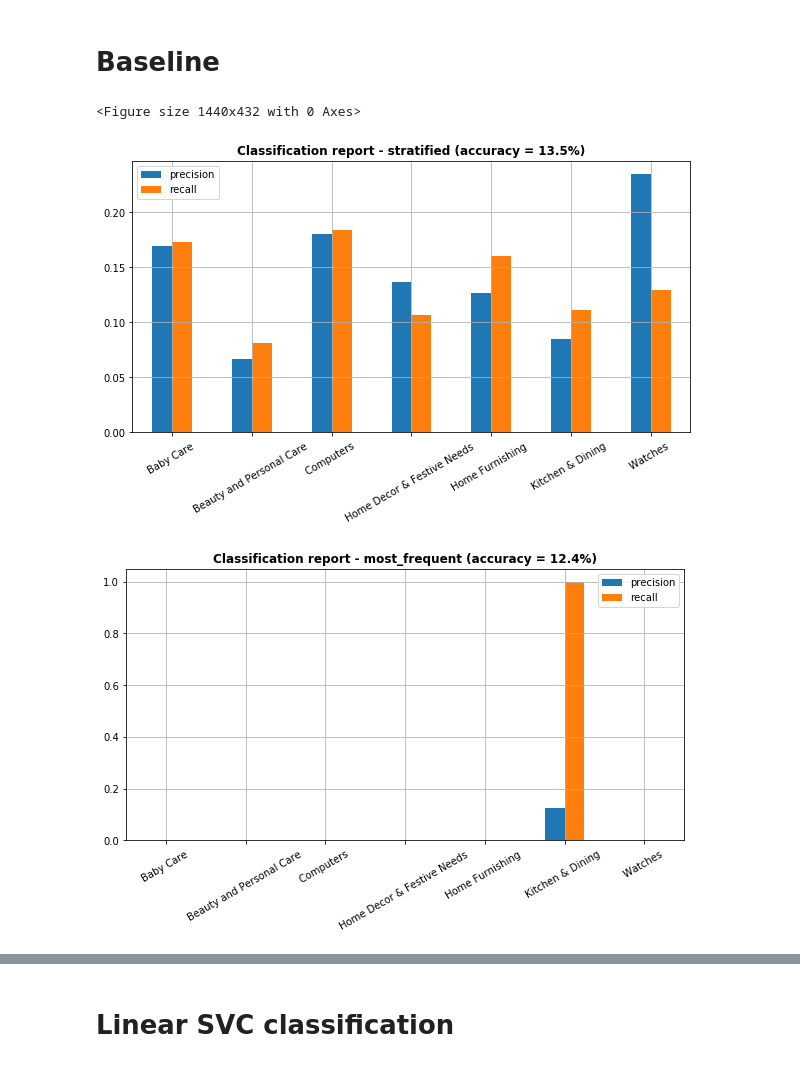
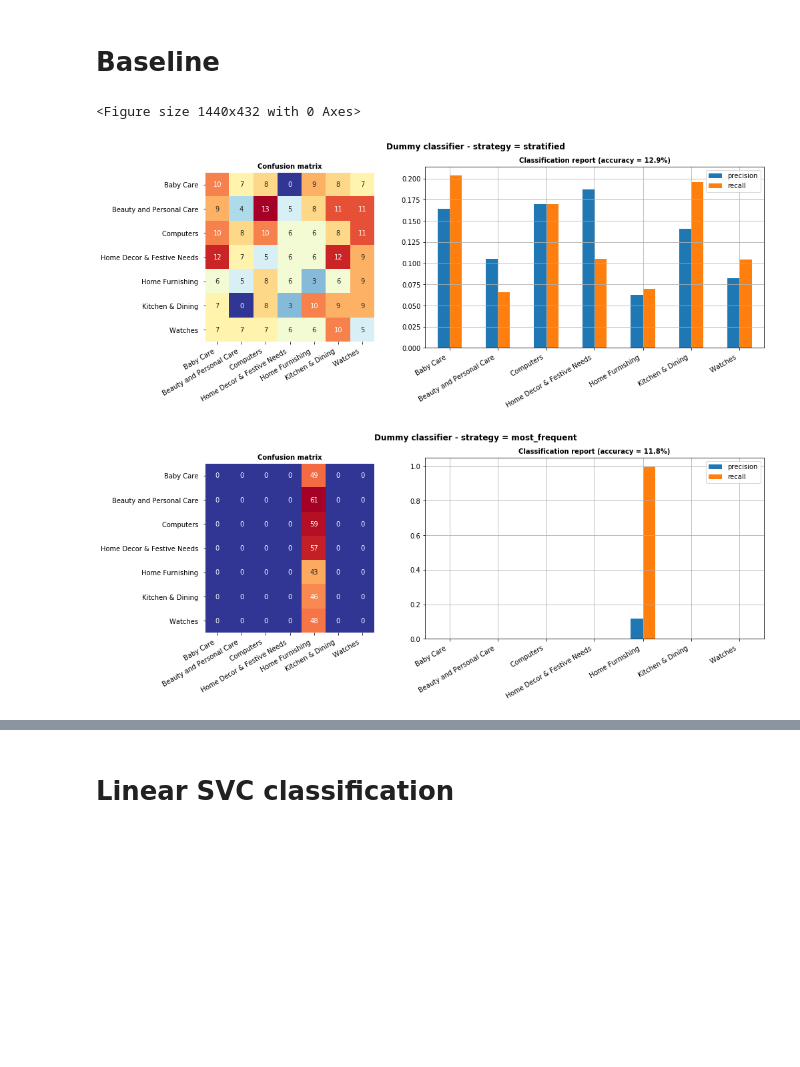
Before and after one commit to AHollierDS/ParcoursDS_Projet6, a Jupyter notebook: P6_04 - BoF_classification.ipynb, the cells around one changed output, grey strips where cells are left out. Saved outputs shown, nothing was run; the diff lists cells and outputs as text; code cells hidden in the pictures; blank space fills up the shorter version.

Commit message:
Performance report

```diff
--- a/P6_04 - BoF_classification.ipynb
+++ b/P6_04 - BoF_classification.ipynb
@@ -22,8 +26,7 @@ from sklearn.metrics import confusion_matrix, classification_report
 # Data preprocessing
 # %%
 # Dataset
-#data_bof = pd.read_pickle("bagOfFeatures.pkl")
-data_bof = pd.read_pickle("bagOfFeatures2.pkl")
+data_bof = pd.read_pickle("bagOfFeatures.pkl")
 data_bof.head()
 # %% [output]
 |  | image | category | subcategory | lab_0 | lab_1 | lab_2 | lab_3 | lab_4 | lab_5 | lab_6 | ... |
@@ -54,13 +55,29 @@ len(X_train), len(X_test)
 # %%
 # Function for plotting scores
 def plot_report(y_true, y_pred, class_names = class_names, title = ""):
+    fig = plt.figure(figsize = (15,5))
+    fig.suptitle(title, fontweight = 'heavy')
+    gs = fig.add_gridspec(1,2, width_ratios = [1,2])
+    ax1 = fig.add_subplot(gs[1])
+    ax2 = fig.add_subplot(gs[0])
 
+    # Plot classification report
     report = classification_report(y_true, y_pred, output_dict = True, target_names = class_names)
     df_report = pd.DataFrame(report).iloc[:2,:7]
     acc = round(100*report['accuracy'],1)
 
-    df_report.T.plot(kind = 'bar', figsize = (10,5), rot = 30)
-    plt.title('Classification report - {} (accuracy = {}%)'.format(title, acc), fontweight = 'bold')
-    plt.grid(True)
+    df_report.T.plot(kind = 'bar', rot = 30, ax = ax1)
+    ax1.set_title('Classification report (accuracy = {}%)'.format(acc), fontweight = 'demibold', fontsize = 10)
+    ax1.set_xticklabels(class_names, rotation = 30, horizontalalignment = 'right')
+    ax1.grid(True)
+
+    # Plot confusion matrix
+    conf_matrix = confusion_matrix(y_test, y_pred)
+    plt.subplot(ax2)
+    sns.heatmap(conf_matrix, cmap = 'RdYlGn', annot = True, square = True,
+                cbar = False, xticklabels = class_names, yticklabels = class_names)
+    ax2.set_title('Confusion matrix', fontweight = 'demibold', fontsize = 10)
+    ax2.set_xticklabels(class_names, rotation = 30, horizontalalignment = 'right')
+    plt.show()
 # %%
 # Perform grid search and train best model
@@ -82,17 +99,18 @@ def grid_pred(grid_model, X_test = X_test, y_test = y_test):
 # %% [markdown]
 # Baseline
 # %%
+# Calcule scores with dummy classifiers
 plt.figure(figsize = (20,6))
 s_range = ['stratified', 'most_frequent', 'uniform']
 
 for strat in s_range:
     dummy = DummyClassifier(strategy = strat)
     dummy.fit(X_train, y_train)
     y_dummy = dummy.predict(X_test)
 
-    plot_report(y_test, y_dummy, title = strat)
+    plot_report(y_test, y_dummy, title = "Dummy classifier - strategy = " + strat)
     plt.show()
 # %% [output]
 <Figure size 1440x432 with 0 Axes>
-[figure, old version]
+[figure, new version]
-[figure, old version]
+[figure, new version]
```
Also changed, not shown: parts of 15 cells of this notebook.
